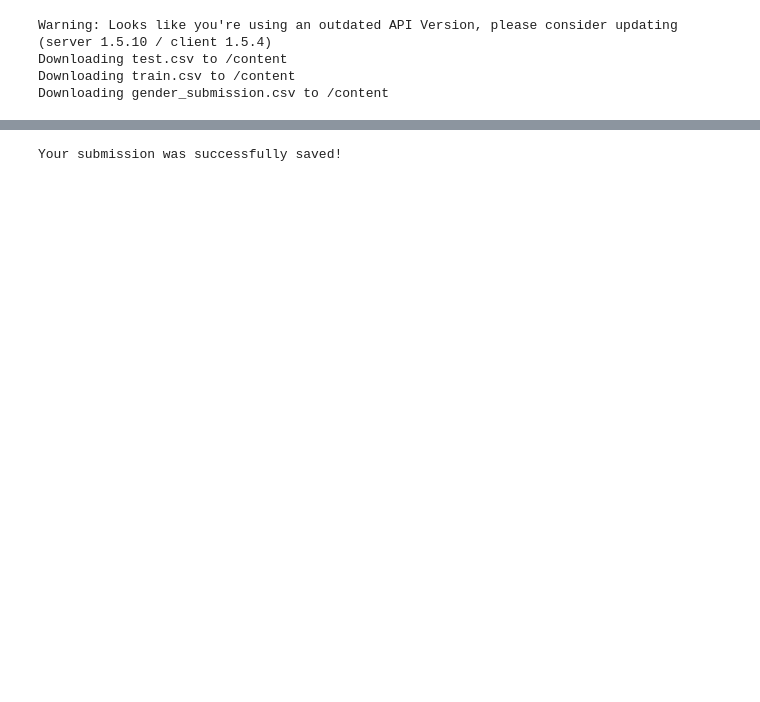
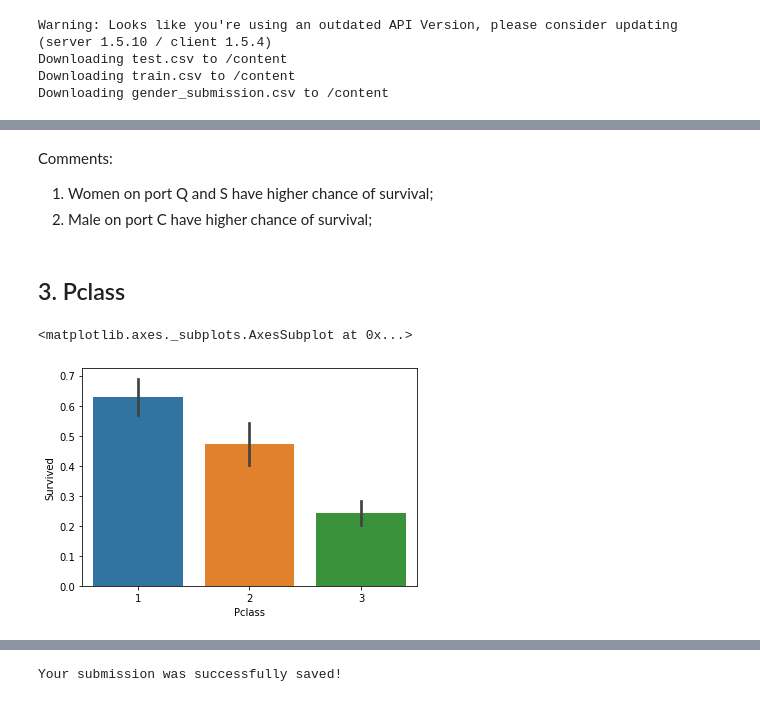
Before and after one commit to SamuelBFG/DL-studies, a Jupyter notebook: Kaggle/Titanic.ipynb, the cells around one changed output, grey strips where cells are left out. Drawn from its saved outputs; the diff is of its cells as text; code cells hidden in the pictures; blank space fills up the shorter version.

```diff
--- a/Kaggle/Titanic.ipynb
+++ b/Kaggle/Titanic.ipynb
@@ -88,0 +198,11 @@ print("% of men who survived:", rate_men)
+# %% [markdown]
+Comments:
+1. Women on port Q and S have higher chance of survival;
+2. Male on port C have higher chance of survival;
+# %% [markdown]
+## 3. Pclass
+# %%
+sns.barplot(x='Pclass', y='Survived', data=train_data)
+# %% [output]
+<matplotlib.axes._subplots.AxesSubplot at 0x...>
+[figure, added]
```
Also changed, not shown: parts of 32 cells of this notebook.
